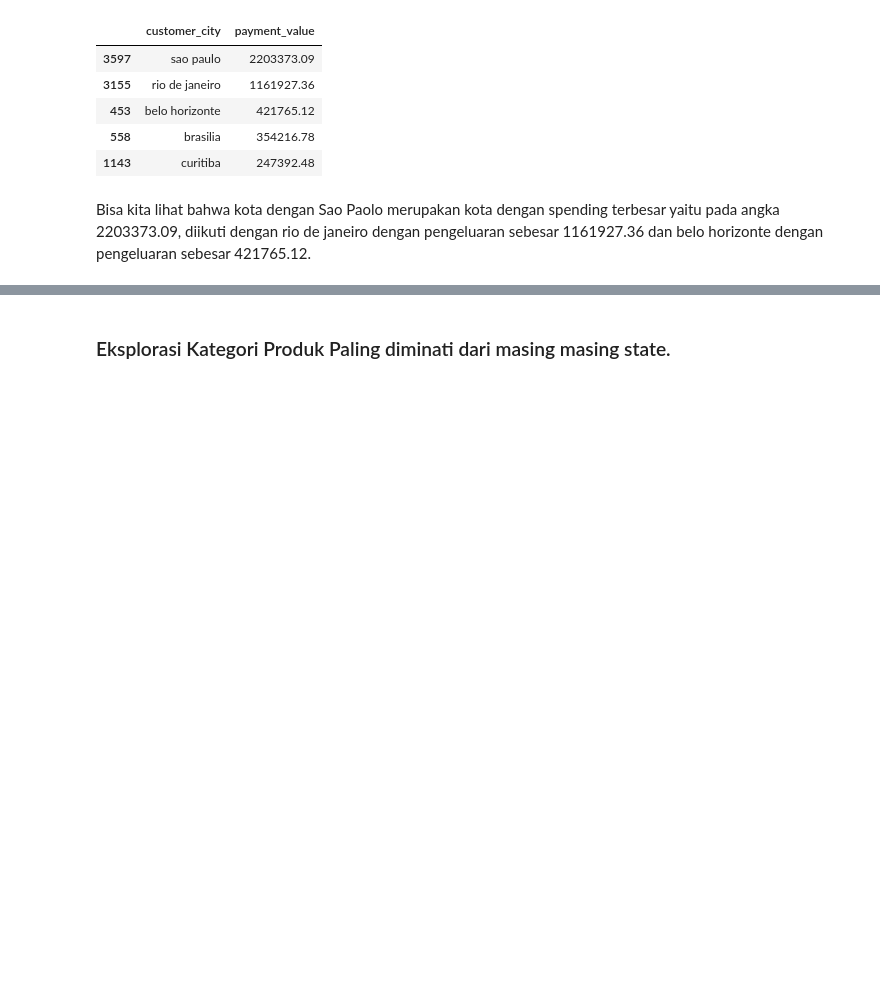
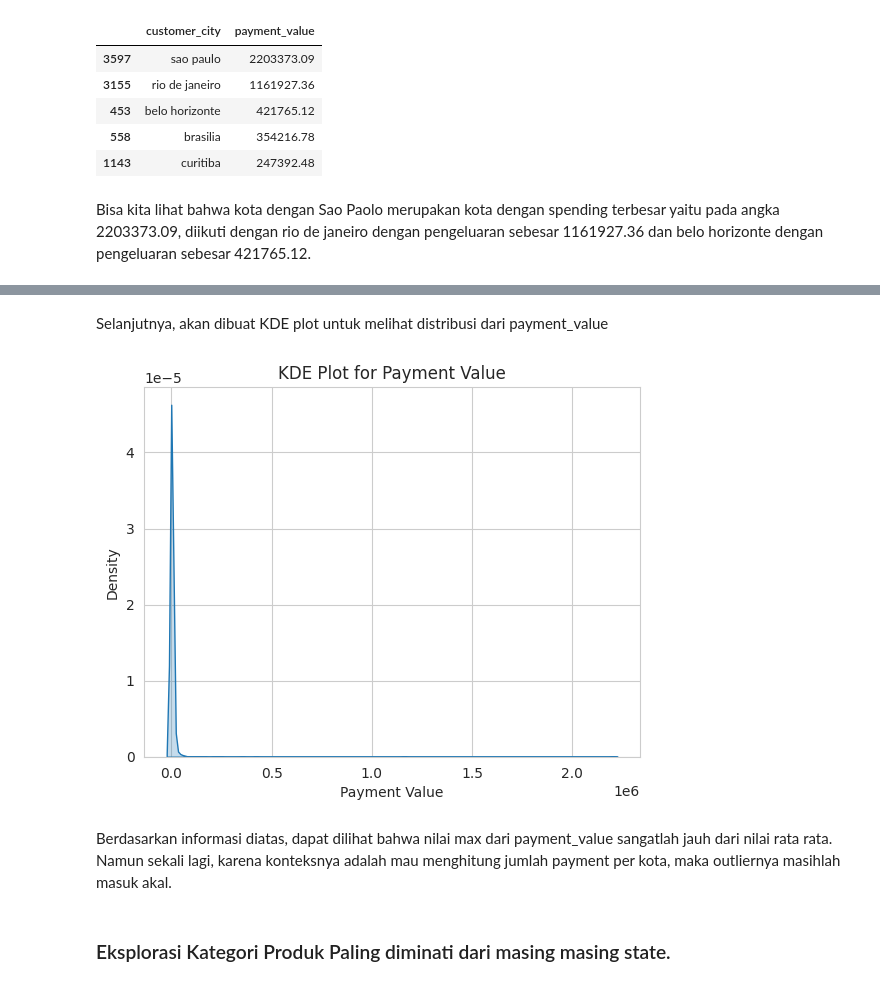
Before and after one commit to RayhanAdii/Brazilian-E-Commerce-Data-Analysis, a Jupyter notebook: notebook.ipynb, the cells around one changed output, grey strips where cells are left out. Cells and saved outputs as stored; diff of their text form; code cells hidden in the pictures; blank space fills up the shorter version.

```diff
--- a/notebook.ipynb
+++ b/notebook.ipynb
@@ -307,3 +323,19 @@ Bisa kita lihat bahwa kota dengan Sao Paolo merupakan kota dengan spending terbe
+# %% [markdown]
+Selanjutnya, akan dibuat KDE plot untuk melihat distribusi dari payment_value
+# %%
+sns.kdeplot(data=city_payment_sum_sorted, x='payment_value', fill=True)
+
+# Add labels and title
+plt.title('KDE Plot for Payment Value')
+plt.xlabel('Payment Value')
+plt.ylabel('Density')
+
+# Show the plot
+plt.show()
+# %% [output]
+[figure, added]
+# %% [markdown]
+Berdasarkan informasi diatas, dapat dilihat bahwa nilai max dari payment_value sangatlah jauh dari nilai rata rata. Namun sekali lagi, karena konteksnya adalah mau menghitung jumlah payment per kota, maka outliernya masihlah masuk akal.
 # %% [markdown]
 ### Eksplorasi Kategori Produk Paling diminati dari masing masing state.
 # %% [markdown]
```
Also changed, not shown: parts of 16 cells of this notebook, 1 other file.
